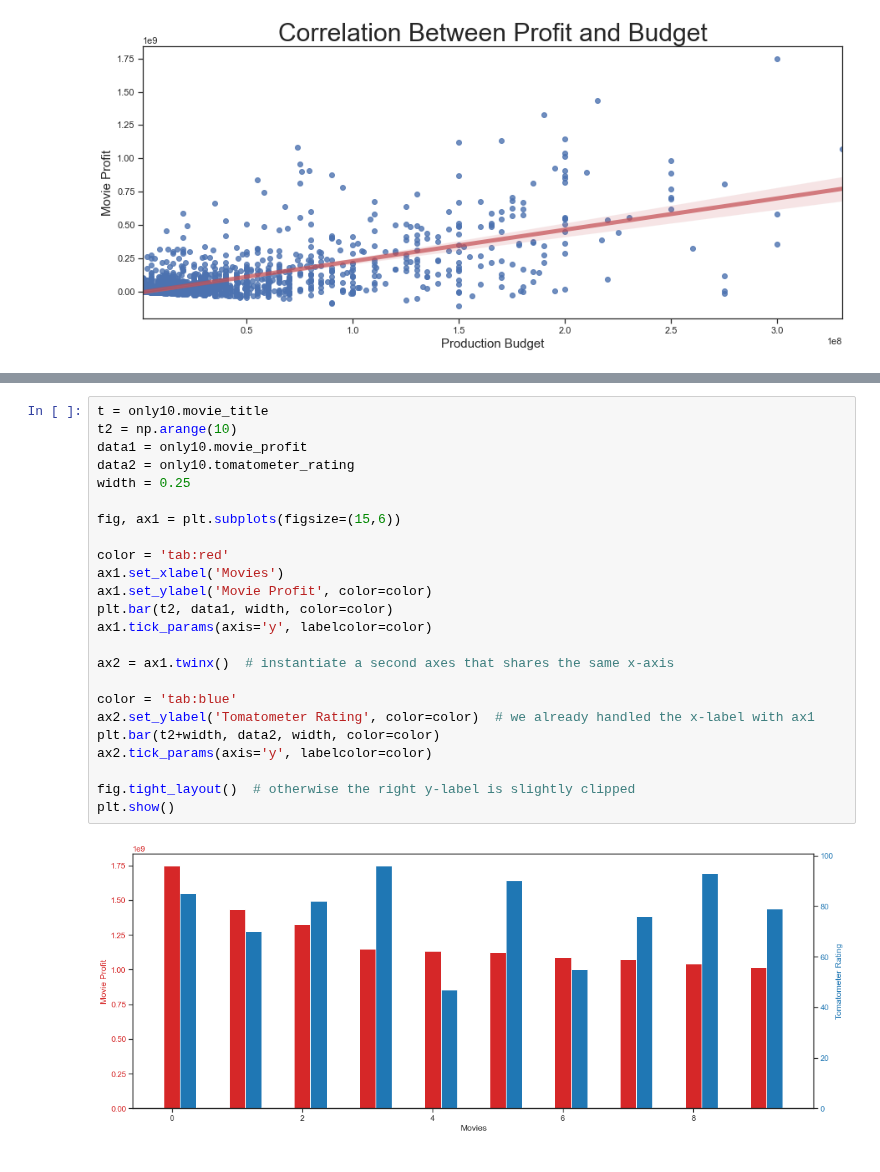
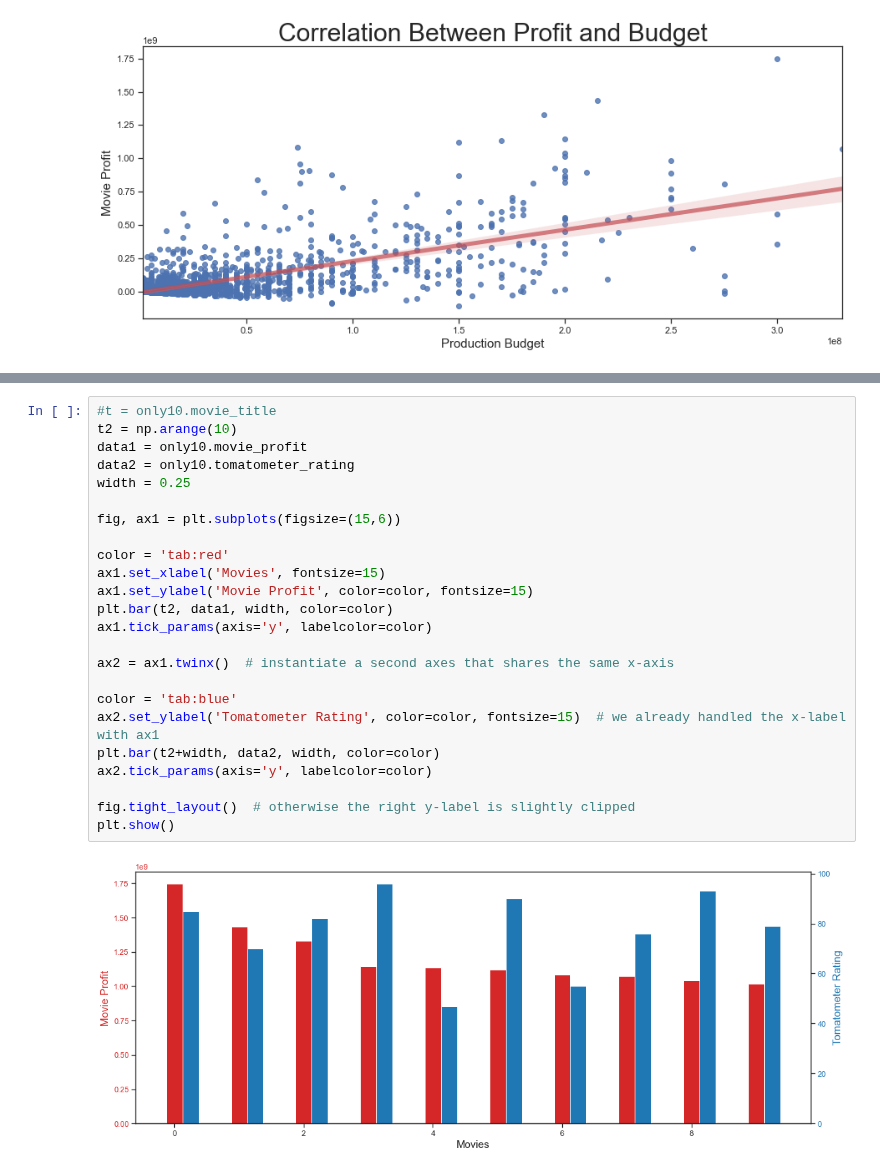
Before and after one commit to jchandleroneal/microsoft-movie-analysis, a Jupyter notebook: workspace.ipynb, the cells around one changed output, grey strips where cells are left out. Cells and saved outputs as stored; diff of their text form.

```diff
--- a/workspace.ipynb
+++ b/workspace.ipynb
@@ -348,28 +348,28 @@ only10
 | 87 | Incredibles 2 | Craig T. Nelson, Holly Hunter, Sa... | Certified-Fresh | 93.0 | 1042520711 | 200000000 |
 | 380 | Iron Man 3 | Robert Downey Jr., Gwyneth Paltro... | Certified-Fresh | 79.0 | 1015392272 | 200000000 |
 # %%
-t = only10.movie_title
+#t = only10.movie_title
 t2 = np.arange(10)
 data1 = only10.movie_profit
 data2 = only10.tomatometer_rating
 width = 0.25
 
 fig, ax1 = plt.subplots(figsize=(15,6))
 
 color = 'tab:red'
-ax1.set_xlabel('Movies')
-ax1.set_ylabel('Movie Profit', color=color)
+ax1.set_xlabel('Movies', fontsize=15)
+ax1.set_ylabel('Movie Profit', color=color, fontsize=15)
 plt.bar(t2, data1, width, color=color)
 ax1.tick_params(axis='y', labelcolor=color)
 
 ax2 = ax1.twinx()  # instantiate a second axes that shares the same x-axis
 
 color = 'tab:blue'
-ax2.set_ylabel('Tomatometer Rating', color=color)  # we already handled the x-label with ax1
+ax2.set_ylabel('Tomatometer Rating', color=color, fontsize=15)  # we already handled the x-label with ax1
 plt.bar(t2+width, data2, width, color=color)
 ax2.tick_params(axis='y', labelcolor=color)
 
 fig.tight_layout()  # otherwise the right y-label is slightly clipped
 plt.show()
 # %% [output]
-[figure, old version]
+[figure, new version]
```
Also changed, not shown: parts of 2 cells of this notebook.
